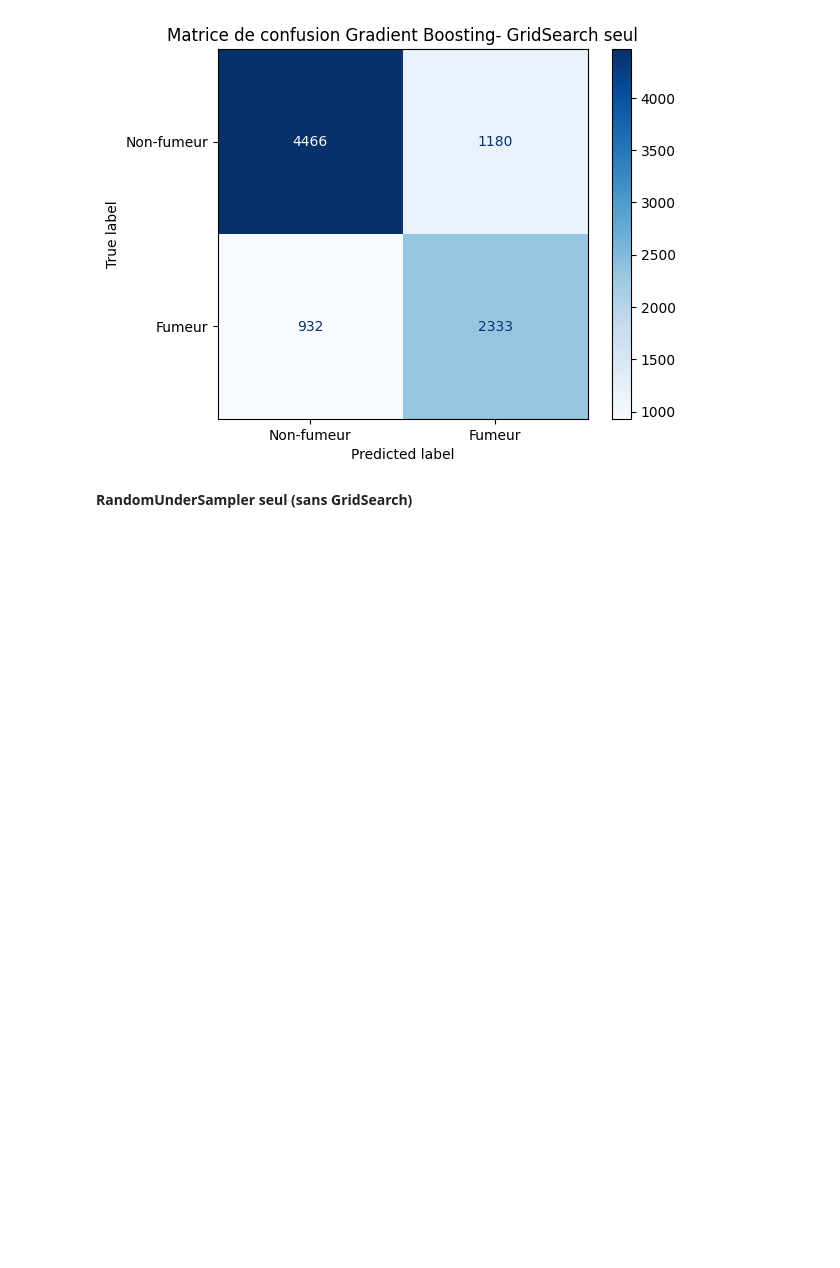
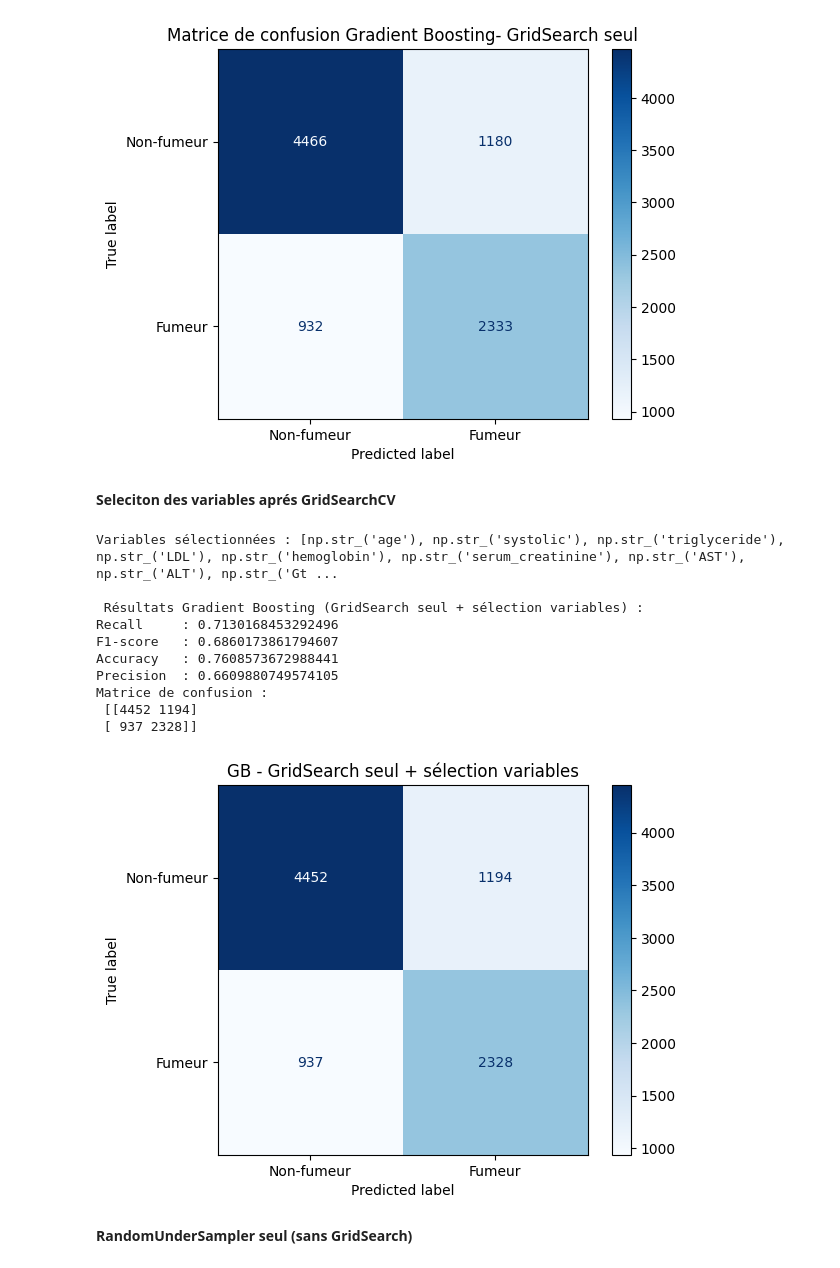
Before and after one commit to isabel6198/svm_tabac, a Jupyter notebook: notebooks/02_models.ipynb, the cells around one changed output. Cells and saved outputs as stored; diff of their text form; code cells hidden in the pictures; blank space fills up the shorter version.

```diff
--- a/notebooks/02_models.ipynb
+++ b/notebooks/02_models.ipynb
@@ -749,6 +749,73 @@ Matrice de confusion :
  [[4466 1180]
  [ 932 2333]]
 [figure]
+# %% [markdown]
+**Seleciton des variables aprés GridSearchCV**
+# %%
+
+# Récupération du modèle et du preprocessing
+final_model_gb1 = grid1.best_estimator_.named_steps['model']
+final_preproc_gb1 = grid1.best_estimator_.named_steps['preprocessing']
+
+# Transformation des données
+X_train_processed = final_preproc_gb1.transform(X_train)
+X_test_processed = final_preproc_gb1.transform(X_test)
+
+all_features = num_cols + ordinal_col + bool_cols
+
+# Sélection automatique (seuil = médiane)
+sfm = SelectFromModel(final_model_gb1, threshold='median', prefit=True)
+mask = sfm.get_support()
+selected_features = np.array(all_features)[mask]
+print("Variables sélectionnées :", list(selected_features))
+
+X_train_selected = sfm.transform(X_train_processed)
+X_test_selected = sfm.transform(X_test_processed)
+
+# Réentraînement sur variables sélectionnées
+params_clean = {k.replace("model__", ""): v for k, v in grid1.best_params_.items()}
+model_reduced = GradientBoostingClassifier(**params_clean, random_state=42)
+model_reduced.fit(X_train_selected, y_train)
+
+# Évaluation
+y_pred_selected = model_reduced.predict(X_test_selected)
+
+print("\n Résultats Gradient Boosting (GridSearch seul + sélection variables) :")
+print("Recall     :", recall_score(y_test, y_pred_selected))
+print("F1-score   :", f1_score(y_test, y_pred_selected))
+print("Accuracy   :", accuracy_score(y_test, y_pred_selected))
+print("Precision  :", precision_score(y_test, y_pred_selected))
+print("Matrice de confusion :\n", confusion_matrix(y_test, y_pred_selected))
+
+ConfusionMatrixDisplay.from_predictions(
+    y_test, y_pred_selected,
+    display_labels=["Non-fumeur", "Fumeur"],
+    cmap="Blues"
+)
+plt.title("GB - GridSearch seul + sélection variables")
+plt.show()
+
+# Ajout aux résultats
+results.append({
+    "Nom": "Gradient Boosting - GridSearch seul + sélection variables",
+    "Recall": recall_score(y_test, y_pred_selected),
+    "F1-score": f1_score(y_test, y_pred_selected),
+    "Accuracy": accuracy_score(y_test, y_pred_selected),
+    "Precision": precision_score(y_test, y_pred_selected),
+    "Best Params": f"{params_clean}, vars: {list(selected_features)}"
+})
+# %% [output]
+Variables sélectionnées : [np.str_('age'), np.str_('systolic'), np.str_('triglyceride'), np.str_('LDL'), np.str_('hemoglobin'), np.str_('serum_creatinine'), np.str_('AST'), np.str_('ALT'), np.str_('Gt ...
+
+ Résultats Gradient Boosting (GridSearch seul + sélection variables) :
+Recall     : 0.7130168453292496
+F1-score   : 0.6860173861794607
+Accuracy   : 0.7608573672988441
+Precision  : 0.6609880749574105
+Matrice de confusion :
+ [[4452 1194]
+ [ 937 2328]]
+[figure, added]
 # %% [markdown]
 **RandomUnderSampler seul (sans GridSearch)**
 # %%
```
Also changed, not shown: parts of 7 cells of this notebook.
